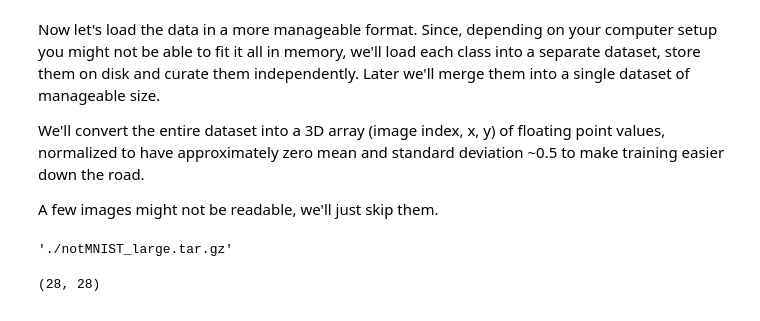
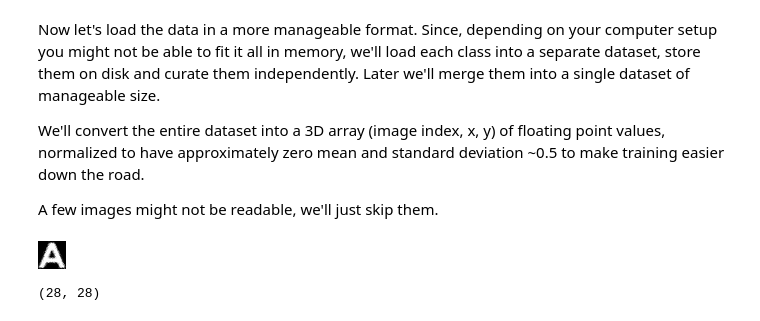
Before and after one commit to kuatroka/udacity_deep_learning, a Jupyter notebook: 1_notmnist-Copy1.ipynb, the cells around one changed output. Cells and saved outputs as stored; diff of their text form; code cells hidden in the pictures.

```diff
--- a/1_notmnist-Copy1.ipynb
+++ b/1_notmnist-Copy1.ipynb
@@ -124,10 +118,11 @@ Now let's load the data in a more manageable format. Since, depending on your co
 We'll convert the entire dataset into a 3D array (image index, x, y) of floating point values, normalized to have approximately zero mean and standard deviation ~0.5 to make training easier down the road.
 
 A few images might not be readable, we'll just skip them.
-# %%
-train_filename
-# %% [output]
-'./notMNIST_large.tar.gz'
+# %%
+# view image from a .png file
+Image("/home/yol/Documents/Dev/udacity_deep_learning/notMNIST_small/A/MDEtMDEtMDAudHRm.png")
+# %% [output]
+[figure, added]
 # %%
 image_size = 28
 pixel_depth = 255.0
```
Also changed, not shown: parts of 12 cells of this notebook.
